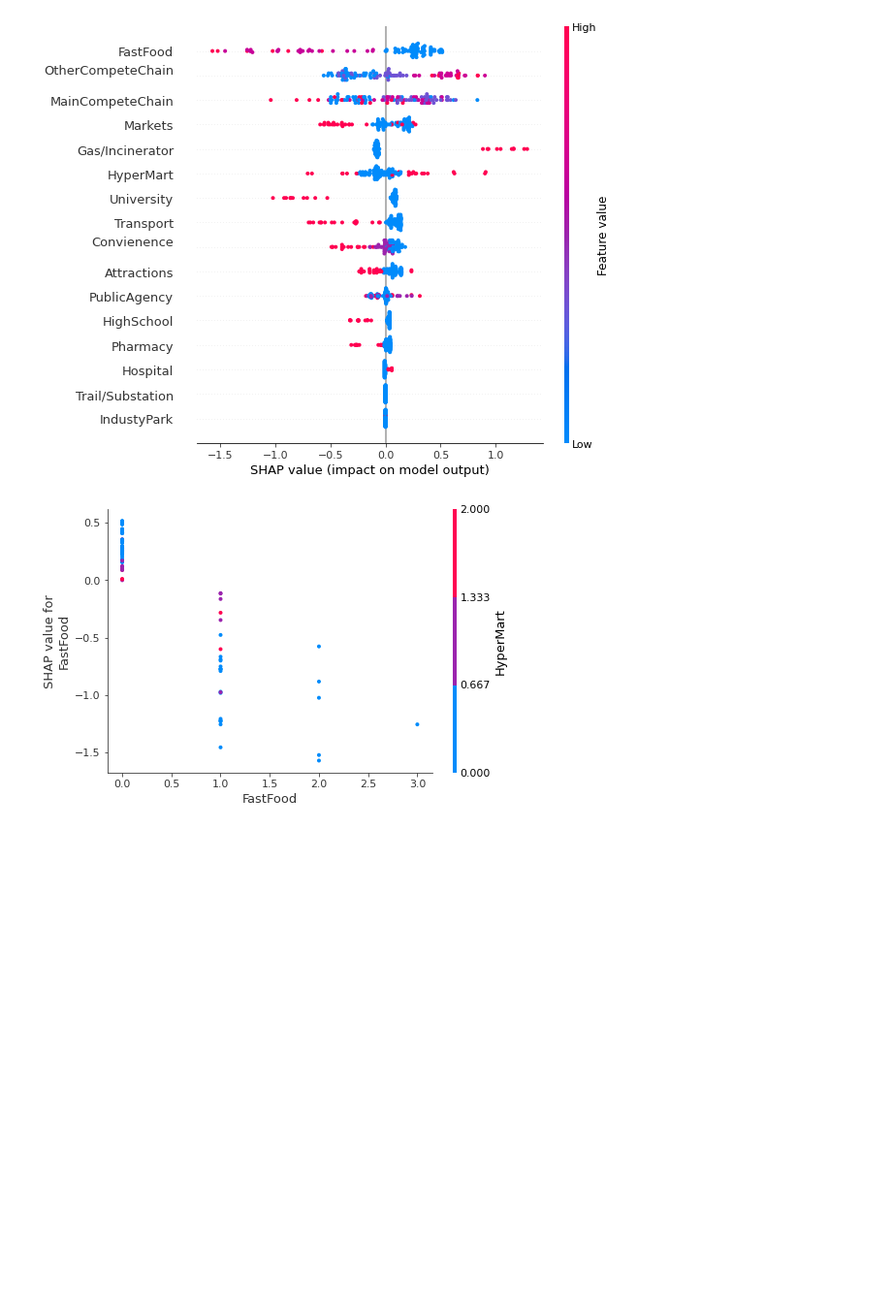
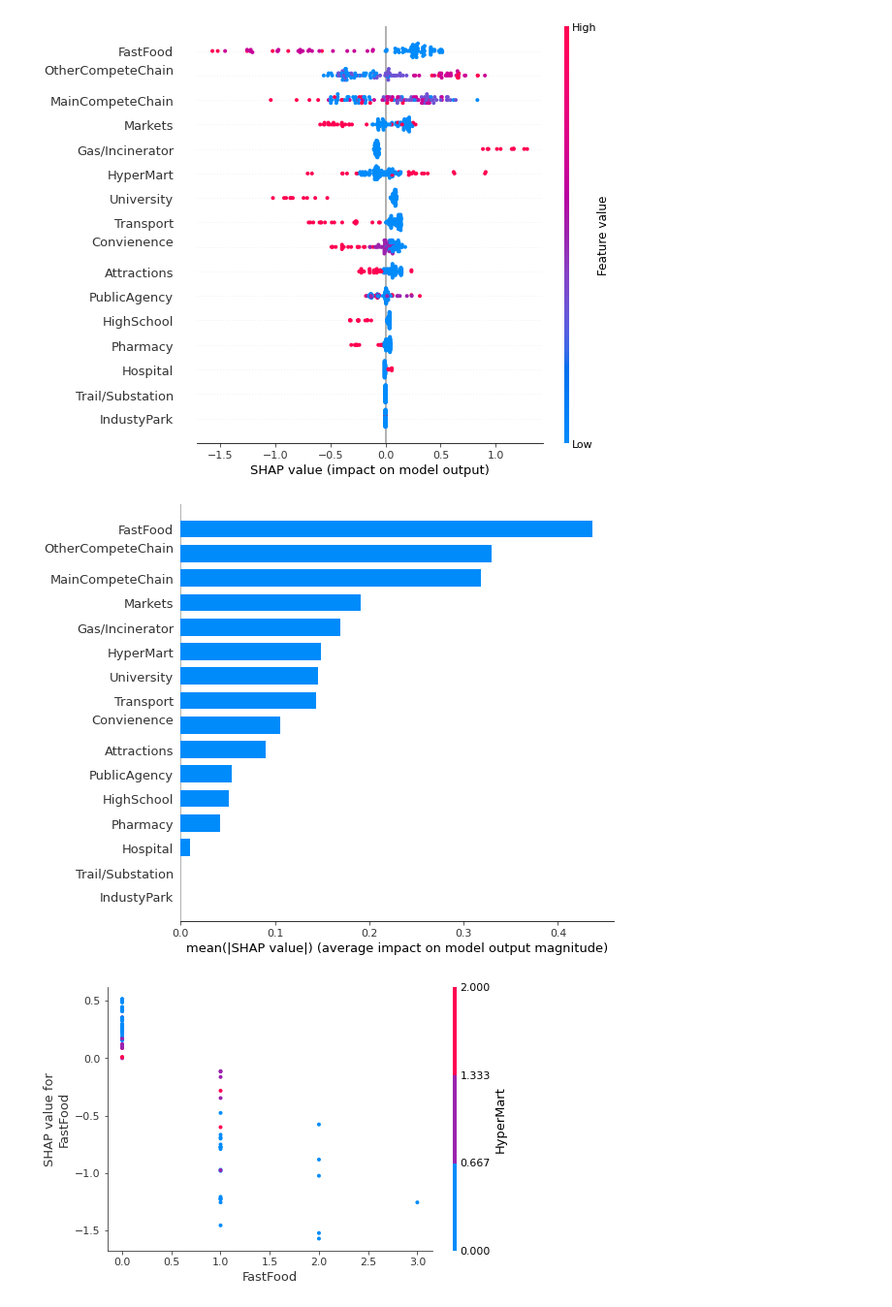
Before and after one commit to JoleneShyu/Test-project, a Jupyter notebook: 選址XGBClassifier_testrun.ipynb, the cells around one changed output. Shown at 97% size. Cells and saved outputs as stored; diff of their text form; code cells hidden in the pictures; blank space fills up the shorter version.

```diff
--- a/選址XGBClassifier_testrun.ipynb
+++ b/選址XGBClassifier_testrun.ipynb
@@ -135,6 +135,10 @@ shap_values = shap.TreeExplainer(model).shap_values(X)
 shap.summary_plot(shap_values,X)
 # %% [output]
 [figure]
+# %%
+shap.summary_plot(shap_values,X,plot_type="bar")
+# %% [output]
+[figure, added]
 # %%
 # we pass "Age" instead of an index because dependence_plot() will find it in X's column names for us
 # Systolic BP was automatically chosen for coloring based on a potential interaction to check that
```
Also changed, not shown: parts of 1 cell of this notebook.
